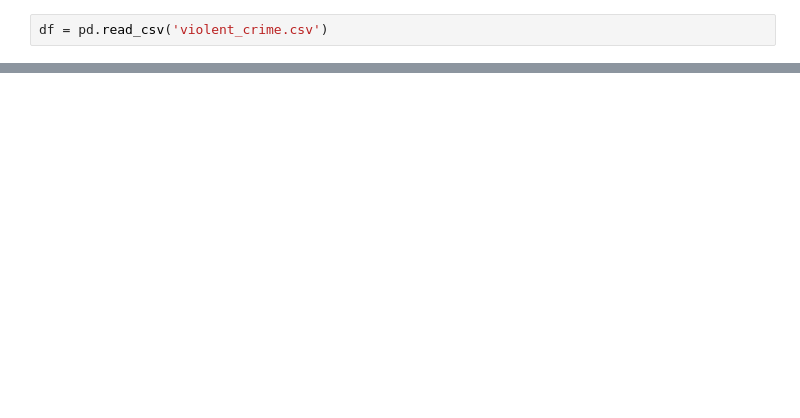
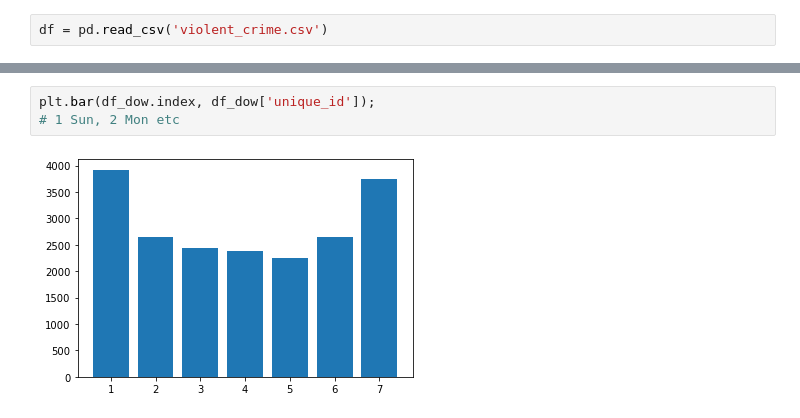
Before and after one commit to GeorgeFerre/chicago_violent_crime, a Jupyter notebook: EDA.ipynb, the cells around one changed output, grey strips where cells are left out. Saved outputs shown, nothing was run; the diff lists cells and outputs as text; blank space fills up the shorter version.

```diff
--- a/EDA.ipynb
+++ b/EDA.ipynb
@@ -129,0 +294,5 @@ df[df['CASE_NUMBER']=='HZ140230']
+# %%
+plt.bar(df_dow.index, df_dow['unique_id']);
+# 1 Sun, 2 Mon etc
+# %% [output]
+[figure, added]
```
Also changed, not shown: parts of 35 cells of this notebook.
